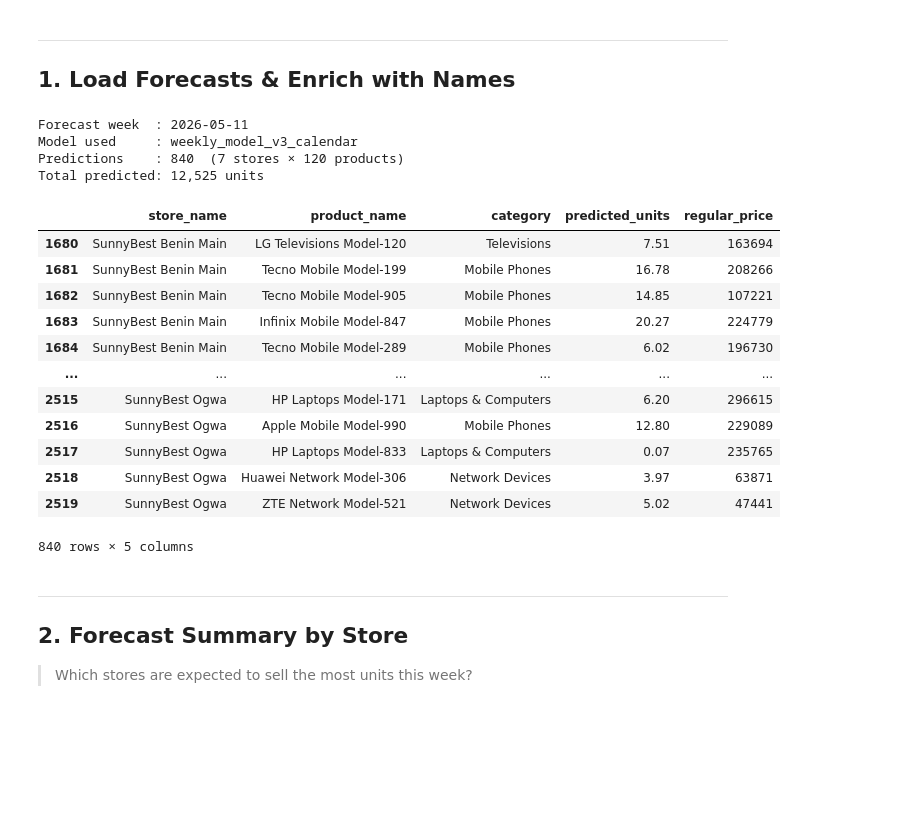
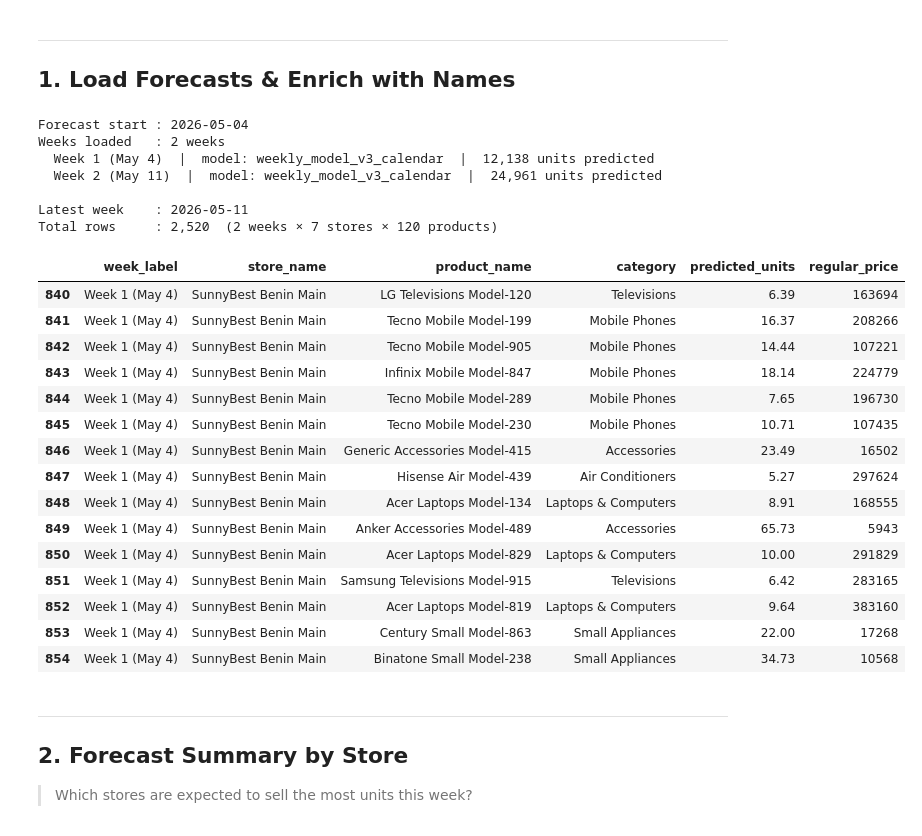
Before and after one commit to Bonaboss01/retail-sales-forecasting-genai, a Jupyter notebook: notebooks/14_weekly_forecast_analysis.ipynb, the cells around one changed output. Saved outputs shown, nothing was run; the diff lists cells and outputs as text; code cells hidden in the pictures; blank space fills up the shorter version.

Commit message:
Added code to weekly forecast analysis

```diff
--- a/notebooks/14_weekly_forecast_analysis.ipynb
+++ b/notebooks/14_weekly_forecast_analysis.ipynb
@@ -53,48 +53,67 @@ Setup complete
 # %%
 # Load forecasts
 df = pd.read_csv(FORECAST_PATH)
-df["week_start"]     = pd.to_datetime(df["week_start"])
-df["store_id"]       = df["store_id"].astype(str)
-df["product_id"]     = pd.to_numeric(df["product_id"], errors="coerce").astype(int)
-df["predicted_units"]= pd.to_numeric(df["predicted_units"], errors="coerce")
+df["week_start"]      = pd.to_datetime(df["week_start"])
+df["store_id"]        = df["store_id"].astype(str)
+df["product_id"]      = pd.to_numeric(df["product_id"], errors="coerce").astype(int)
+df["predicted_units"] = pd.to_numeric(df["predicted_units"], errors="coerce")
 
 # Load dim tables for names
 stores   = pd.read_sql("SELECT store_id::text, store_name, store_size, city, region FROM core.dim_stores", engine)
 products = pd.read_sql("SELECT product_id, product_name, category, regular_price FROM core.dim_products", engine)
 products["product_id"] = products["product_id"].astype(int)
 
 # Enrich
 df = df.merge(stores,   on="store_id",   how="left")
 df = df.merge(products, on="product_id", how="left")
 
-# Latest forecast week only
-latest_week = df["week_start"].max()
-fc = df[df["week_start"] == latest_week].copy()
+# Filter from Week 1 of May (commencing May 4)
+FORECAST_START = "2026-05-04"
+fc = df[df["week_start"] >= FORECAST_START].copy()
+latest_week = fc["week_start"].max()
 
-print(f"Forecast week  : {latest_week.date()}")
-print(f"Model used     : {fc['model_version'].iloc[0]}")
-print(f"Predictions    : {len(fc):,}  ({fc['store_id'].nunique()} stores × {fc['product_id'].nunique()} products)")
-print(f"Total predicted: {fc['predicted_units'].sum():,.0f} units")
+# Add week labels — update this dict each time a new week is forecasted
+week_labels = {
+    pd.Timestamp("2026-05-04"): "Week 1 (May 4)",
+    pd.Timestamp("2026-05-11"): "Week 2 (May 11)",
+}
+fc["week_label"] = fc["week_start"].map(week_labels).fillna(fc["week_start"].dt.strftime("Week of %b %d"))
+
+print(f"Forecast start : {FORECAST_START}")
+print(f"Weeks loaded   : {fc['week_start'].nunique()} weeks")
+for w, label in sorted(week_labels.items()):
+    wk = fc[fc["week_start"] == w]
+    if not wk.empty:
+        print(f"  {label}  |  model: {wk['model_version'].iloc[0]}  |  {wk['predicted_units'].sum():,.0f} units predicted")
 print()
-display(fc[["store_name","product_name","category","predicted_units","regular_price"]])
+print(f"Latest week    : {latest_week.date()}")
+print(f"Total rows     : {len(fc):,}  ({fc['week_start'].nunique()} weeks × {fc['store_id'].nunique()} stores × {fc['product_id'].nunique()} products)")
+print()
+display(fc[["week_label","store_name","product_name","category","predicted_units","regular_price"]].head(15))
 # %% [output]
-Forecast week  : 2026-05-11
-Model used     : weekly_model_v3_calendar
-Predictions    : 840  (7 stores × 120 products)
-Total predicted: 12,525 units
+Forecast start : 2026-05-04
+Weeks loaded   : 2 weeks
+  Week 1 (May 4)  |  model: weekly_model_v3_calendar  |  12,138 units predicted
+  Week 2 (May 11)  |  model: weekly_model_v3_calendar  |  24,961 units predicted
+
+Latest week    : 2026-05-11
+Total rows     : 2,520  (2 weeks × 7 stores × 120 products)
-|  | store_name | product_name | category | predicted_units | regular_price |
-| 1680 | SunnyBest Benin Main | LG Televisions Model-120 | Televisions | 7.51 | 163694 |
-| 1681 | SunnyBest Benin Main | Tecno Mobile Model-199 | Mobile Phones | 16.78 | 208266 |
-| 1682 | SunnyBest Benin Main | Tecno Mobile Model-905 | Mobile Phones | 14.85 | 107221 |
-| 1683 | SunnyBest Benin Main | Infinix Mobile Model-847 | Mobile Phones | 20.27 | 224779 |
-| 1684 | SunnyBest Benin Main | Tecno Mobile Model-289 | Mobile Phones | 6.02 | 196730 |
-| ... | ... | ... | ... | ... | ... |
-| 2515 | SunnyBest Ogwa | HP Laptops Model-171 | Laptops & Computers | 6.20 | 296615 |
-| 2516 | SunnyBest Ogwa | Apple Mobile Model-990 | Mobile Phones | 12.80 | 229089 |
-| 2517 | SunnyBest Ogwa | HP Laptops Model-833 | Laptops & Computers | 0.07 | 235765 |
-| 2518 | SunnyBest Ogwa | Huawei Network Model-306 | Network Devices | 3.97 | 63871 |
-| 2519 | SunnyBest Ogwa | ZTE Network Model-521 | Network Devices | 5.02 | 47441 |
+|  | week_label | store_name | product_name | category | predicted_units | regular_price |
+| 840 | Week 1 (May 4) | SunnyBest Benin Main | LG Televisions Model-120 | Televisions | 6.39 | 163694 |
+| 841 | Week 1 (May 4) | SunnyBest Benin Main | Tecno Mobile Model-199 | Mobile Phones | 16.37 | 208266 |
+| 842 | Week 1 (May 4) | SunnyBest Benin Main | Tecno Mobile Model-905 | Mobile Phones | 14.44 | 107221 |
+| 843 | Week 1 (May 4) | SunnyBest Benin Main | Infinix Mobile Model-847 | Mobile Phones | 18.14 | 224779 |
+| 844 | Week 1 (May 4) | SunnyBest Benin Main | Tecno Mobile Model-289 | Mobile Phones | 7.65 | 196730 |
+| 845 | Week 1 (May 4) | SunnyBest Benin Main | Tecno Mobile Model-230 | Mobile Phones | 10.71 | 107435 |
+| 846 | Week 1 (May 4) | SunnyBest Benin Main | Generic Accessories Model-415 | Accessories | 23.49 | 16502 |
+| 847 | Week 1 (May 4) | SunnyBest Benin Main | Hisense Air Model-439 | Air Conditioners | 5.27 | 297624 |
+| 848 | Week 1 (May 4) | SunnyBest Benin Main | Acer Laptops Model-134 | Laptops & Computers | 8.91 | 168555 |
+| 849 | Week 1 (May 4) | SunnyBest Benin Main | Anker Accessories Model-489 | Accessories | 65.73 | 5943 |
+| 850 | Week 1 (May 4) | SunnyBest Benin Main | Acer Laptops Model-829 | Laptops & Computers | 10.00 | 291829 |
+| 851 | Week 1 (May 4) | SunnyBest Benin Main | Samsung Televisions Model-915 | Televisions | 6.42 | 283165 |
+| 852 | Week 1 (May 4) | SunnyBest Benin Main | Acer Laptops Model-819 | Laptops & Computers | 9.64 | 383160 |
+| 853 | Week 1 (May 4) | SunnyBest Benin Main | Century Small Model-863 | Small Appliances | 22.00 | 17268 |
+| 854 | Week 1 (May 4) | SunnyBest Benin Main | Binatone Small Model-238 | Small Appliances | 34.73 | 10568 |
-840 rows × 5 columns
 # %% [markdown]
 ---
 ## 2. Forecast Summary by Store
```
Also changed, not shown: 1 other file.
